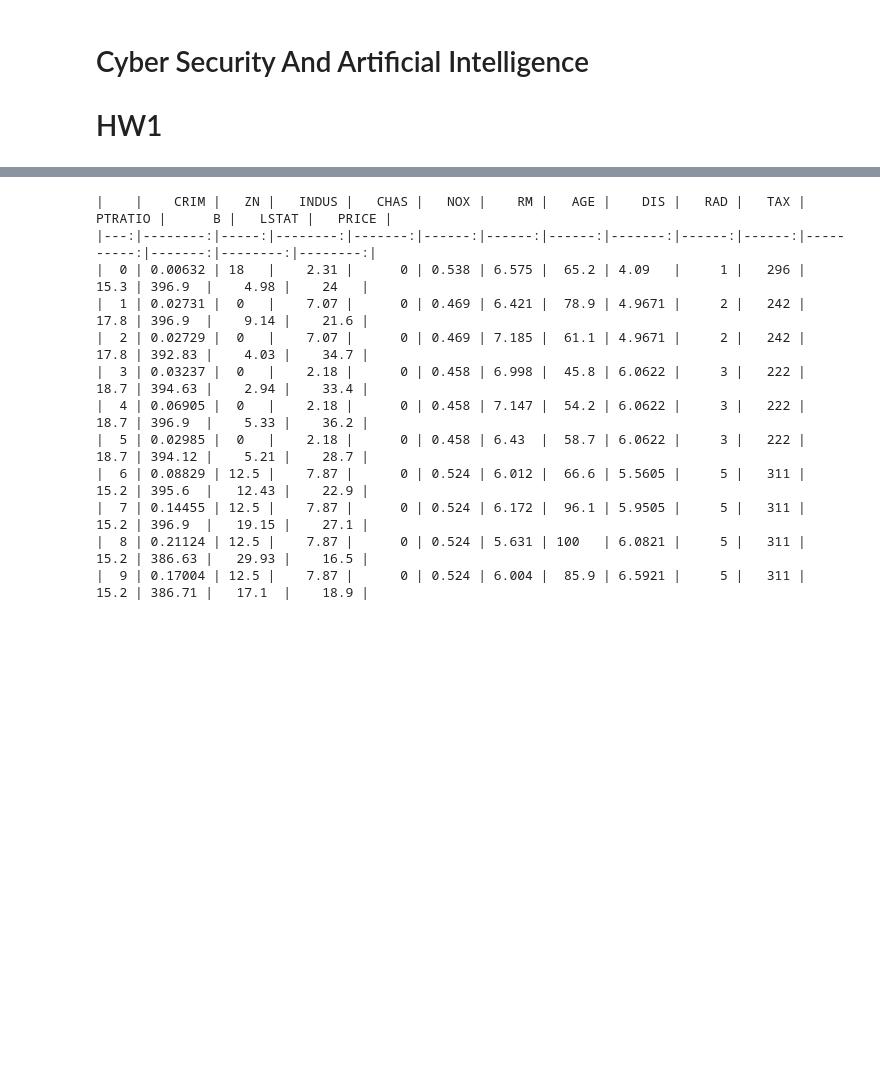
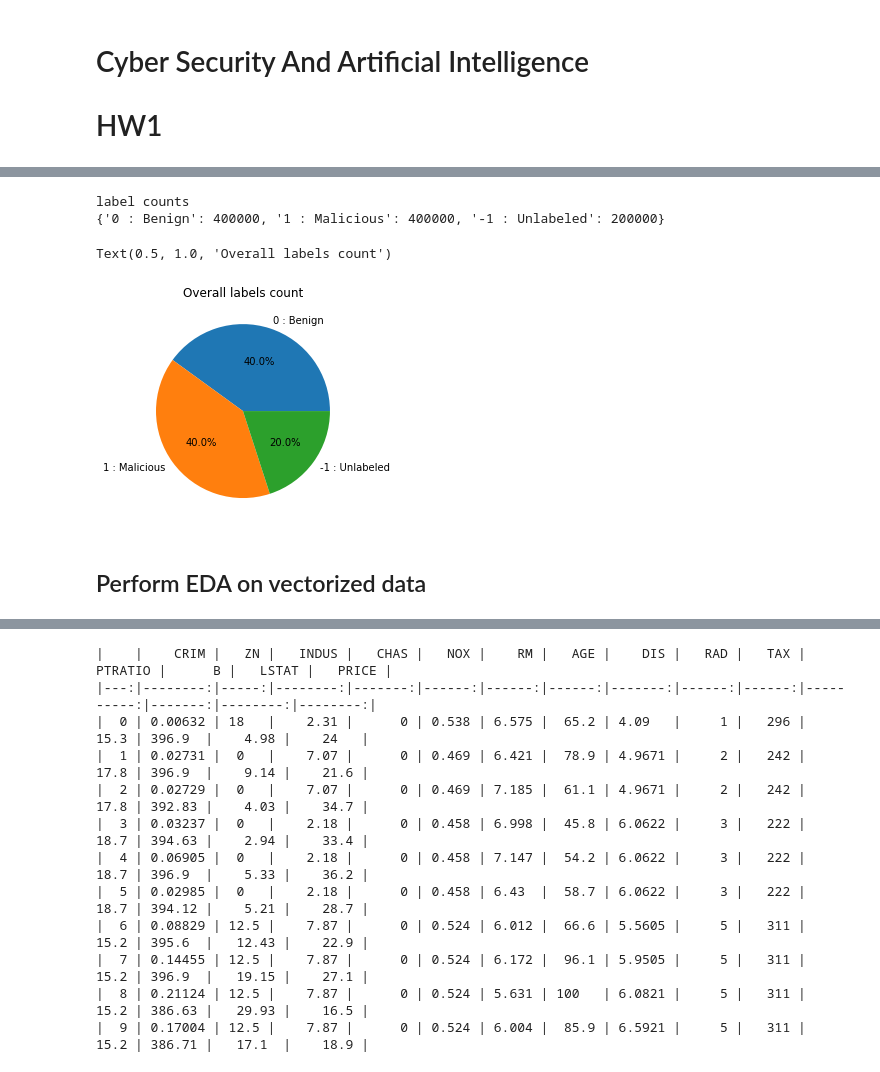
Before and after one commit to RoyR-IDC/CyberSecurityAndArtificialIntelligence, a Jupyter notebook: HW1/CyberHW1.ipynb, the cells around one changed output, grey strips where cells are left out. Saved outputs shown, nothing was run; the diff lists cells and outputs as text; code cells hidden in the pictures; blank space fills up the shorter version.

```diff
--- a/HW1/CyberHW1.ipynb
+++ b/HW1/CyberHW1.ipynb
@@ -22,0 +95,14 @@ from matplotlib.gridspec import GridSpec
+# %%
+label_counts = metadata_dataframe.label.value_counts(normalize=False, sort=True).to_dict()  # normalize returns the amount of samples
+label_counts['0 : Benign'] = label_counts.pop(0)
+label_counts['1 : Malicious'] = label_counts.pop(1)
+label_counts['-1 : Unlabeled'] = label_counts.pop(-1)
+
+print(f'label counts \n{label_counts}')
+plt.pie(label_counts.values(), labels=label_counts.keys(), autopct="%1.1f%%")
+plt.title("Overall labels count")
+# %% [output]
+label counts
+{'0 : Benign': 400000, '1 : Malicious': 400000, '-1 : Unlabeled': 200000}
+Text(0.5, 1.0, 'Overall labels count')
+[figure, added]
@@ -22,0 +111,2 @@ from matplotlib.gridspec import GridSpec
+# %% [markdown]
+## Perform EDA on vectorized data
```
Also changed, not shown: parts of 45 cells of this notebook.
